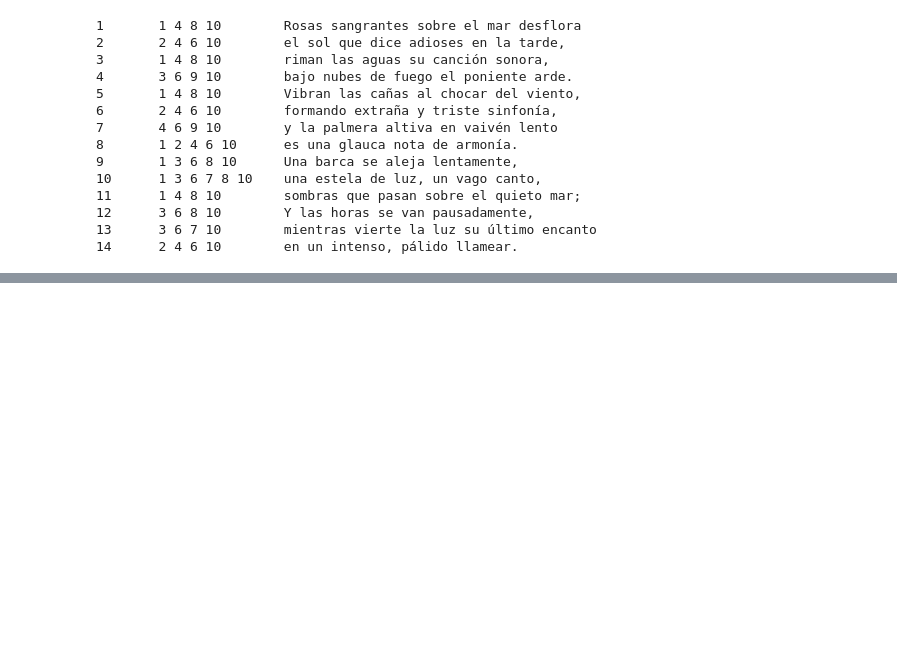
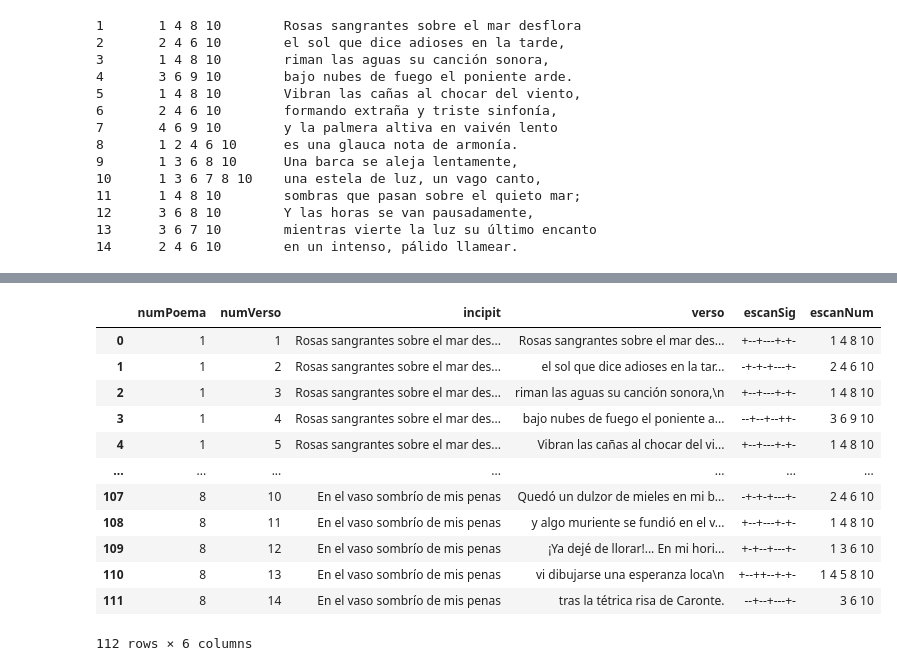
Before and after one commit to HD-aula-Literatura/III-8-Verso, a Jupyter notebook: etiquetado-escansion-rantanplan.ipynb, the cells around one changed output, grey strips where cells are left out. Cells and saved outputs as stored; diff of their text form; code cells hidden in the pictures; blank space fills up the shorter version.

```diff
--- a/etiquetado-escansion-rantanplan.ipynb
+++ b/etiquetado-escansion-rantanplan.ipynb
@@ -432,0 +498,16 @@ for indice, verso in enumerate(resultado):
+# %%
+df
+# %% [output]
+|  | numPoema | numVerso | incipit | verso | escanSig | escanNum |
+| 0 | 1 | 1 | Rosas sangrantes sobre el mar des... | Rosas sangrantes sobre el mar des... | +--+---+-+- | 1 4 8 10 |
+| 1 | 1 | 2 | Rosas sangrantes sobre el mar des... | el sol que dice adioses en la tar... | -+-+-+---+- | 2 4 6 10 |
+| 2 | 1 | 3 | Rosas sangrantes sobre el mar des... | riman las aguas su canción sonora,\n | +--+---+-+- | 1 4 8 10 |
+| 3 | 1 | 4 | Rosas sangrantes sobre el mar des... | bajo nubes de fuego el poniente a... | --+--+--++- | 3 6 9 10 |
+| 4 | 1 | 5 | Rosas sangrantes sobre el mar des... | Vibran las cañas al chocar del vi... | +--+---+-+- | 1 4 8 10 |
+| ... | ... | ... | ... | ... | ... | ... |
+| 107 | 8 | 10 | En el vaso sombrío de mis penas | Quedó un dulzor de mieles en mi b... | -+-+-+---+- | 2 4 6 10 |
+| 108 | 8 | 11 | En el vaso sombrío de mis penas | y algo muriente se fundió en el v... | +--+---+-+- | 1 4 8 10 |
+| 109 | 8 | 12 | En el vaso sombrío de mis penas | ¡Ya dejé de llorar!... En mi hori... | +-+--+---+- | 1 3 6 10 |
+| 110 | 8 | 13 | En el vaso sombrío de mis penas | vi dibujarse una esperanza loca\n | +--++--+-+- | 1 4 5 8 10 |
+| 111 | 8 | 14 | En el vaso sombrío de mis penas | tras la tétrica risa de Caronte. | --+--+---+- | 3 6 10 |
+112 rows × 6 columns
```
Also changed, not shown: parts of 3 cells of this notebook.
